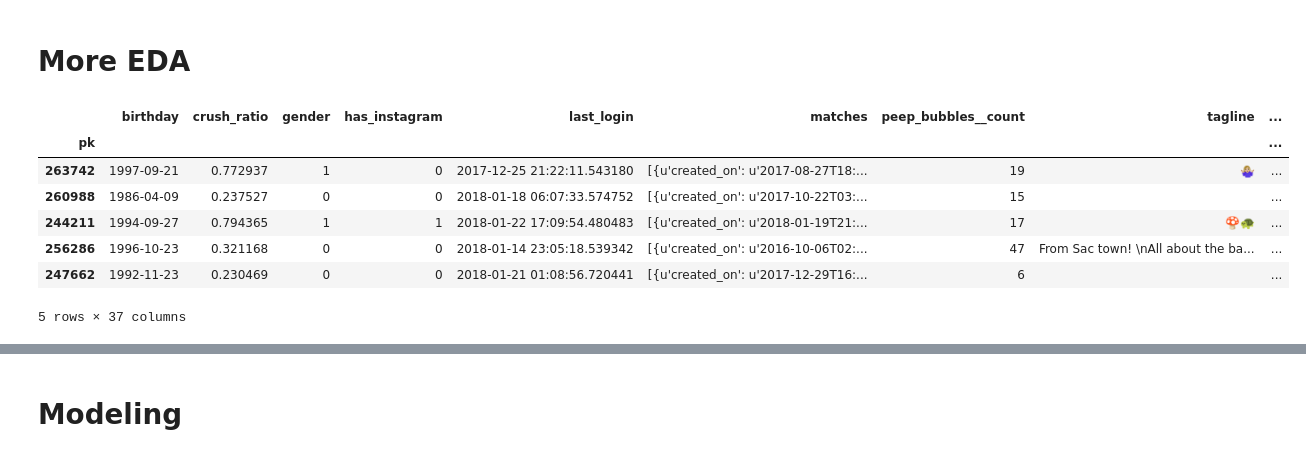
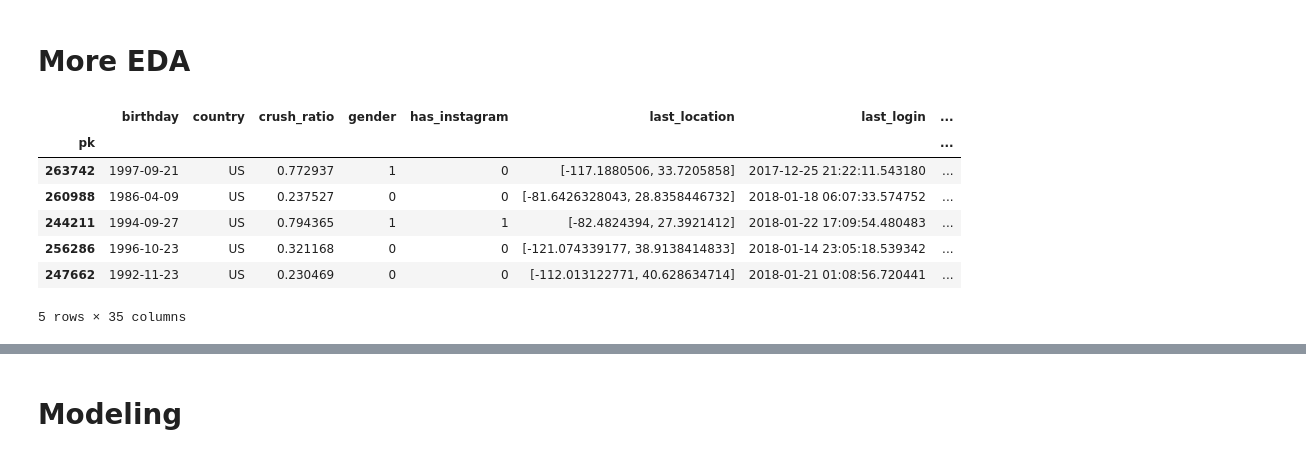
Before and after one commit to ktgross15/Radiate, a Jupyter notebook: Radiate_Churn.ipynb, the cells around one changed output, grey strips where cells are left out. Saved outputs shown, nothing was run; the diff lists cells and outputs as text; code cells hidden in the pictures.

```diff
--- a/Radiate_Churn.ipynb
+++ b/Radiate_Churn.ipynb
@@ -432,0 +447,9 @@ df_peeps = df_peeps.merge(df_peep_bubbles_groupby.drop(['Q1','Q2','Q3','Q4','joi
+# %%
+# MERGE avg num users with df_user_events_groupby
+
+df_user_events_groupby = df_user_events_groupby.merge(avg_num_users, left_index=True, right_index=True)
+# %%
+# Create dummy variables for join statuses
+
+join_dums = pd.get_dummies(df_user_events['joined_status'], prefix='joined')
+df_user_events = pd.concat([df_user_events, join_dums], axis=1).drop('joined_status', axis=1)
@@ -433,13 +465,26 @@ df_peeps = df_peeps.merge(df_peep_bubbles_groupby.drop(['Q1','Q2','Q3','Q4','joi
+# %%
+# Feature Engineering - Avg Festival Length
+
+df_fest_len = df_user_events.groupby('pk')['festival_length'].mean().to_frame()
+df_fest_len.rename(columns={'festival_length':'avg_festival_length'}, inplace=True)
+
+df_user_events_groupby = df_user_events_groupby.merge(df_fest_len, left_index=True, right_index=True)
+# df_user_events.drop('festival_length', axis=1, inplace=True)
+# %%
+# MERGE with user dataframe
+
+df_users = df_users.merge(df_user_events_groupby.loc[:,'pct_festival_region_Canada':],
+                          left_index=True, right_index=True)
 # %% [markdown]
 # More EDA
 # %%
-df_peeps.head()
+df_users.head()
 # %% [output]
-|  | birthday | crush_ratio | gender | has_instagram | last_login | matches | peep_bubbles__count | tagline | ... |
-| pk |  |  |  |  |  |  |  |  | ... |
-| 263742 | 1997-09-21 | 0.772937 | 1 | 0 | 2017-12-25 21:22:11.543180 | [{u'created_on': u'2017-08-27T18:... | 19 | 🤷🏼‍♀️ | ... |
-| 260988 | 1986-04-09 | 0.237527 | 0 | 0 | 2018-01-18 06:07:33.574752 | [{u'created_on': u'2017-10-22T03:... | 15 |  | ... |
-| 244211 | 1994-09-27 | 0.794365 | 1 | 1 | 2018-01-22 17:09:54.480483 | [{u'created_on': u'2018-01-19T21:... | 17 | 🍄🐢 | ... |
-| 256286 | 1996-10-23 | 0.321168 | 0 | 0 | 2018-01-14 23:05:18.539342 | [{u'created_on': u'2016-10-06T02:... | 47 | From Sac town! \nAll about the ba... | ... |
-| 247662 | 1992-11-23 | 0.230469 | 0 | 0 | 2018-01-21 01:08:56.720441 | [{u'created_on': u'2017-12-29T16:... | 6 |  | ... |
+|  | birthday | country | crush_ratio | gender | has_instagram | last_location | last_login | ... |
+| pk |  |  |  |  |  |  |  | ... |
+| 263742 | 1997-09-21 | US | 0.772937 | 1 | 0 | [-117.1880506, 33.7205858] | 2017-12-25 21:22:11.543180 | ... |
+| 260988 | 1986-04-09 | US | 0.237527 | 0 | 0 | [-81.6426328043, 28.8358446732] | 2018-01-18 06:07:33.574752 | ... |
+| 244211 | 1994-09-27 | US | 0.794365 | 1 | 1 | [-82.4824394, 27.3921412] | 2018-01-22 17:09:54.480483 | ... |
+| 256286 | 1996-10-23 | US | 0.321168 | 0 | 0 | [-121.074339177, 38.9138414833] | 2018-01-14 23:05:18.539342 | ... |
+| 247662 | 1992-11-23 | US | 0.230469 | 0 | 0 | [-112.013122771, 40.628634714] | 2018-01-21 01:08:56.720441 | ... |
-5 rows × 37 columns
+5 rows × 35 columns
```
Also changed, not shown: parts of 142 cells of this notebook.
